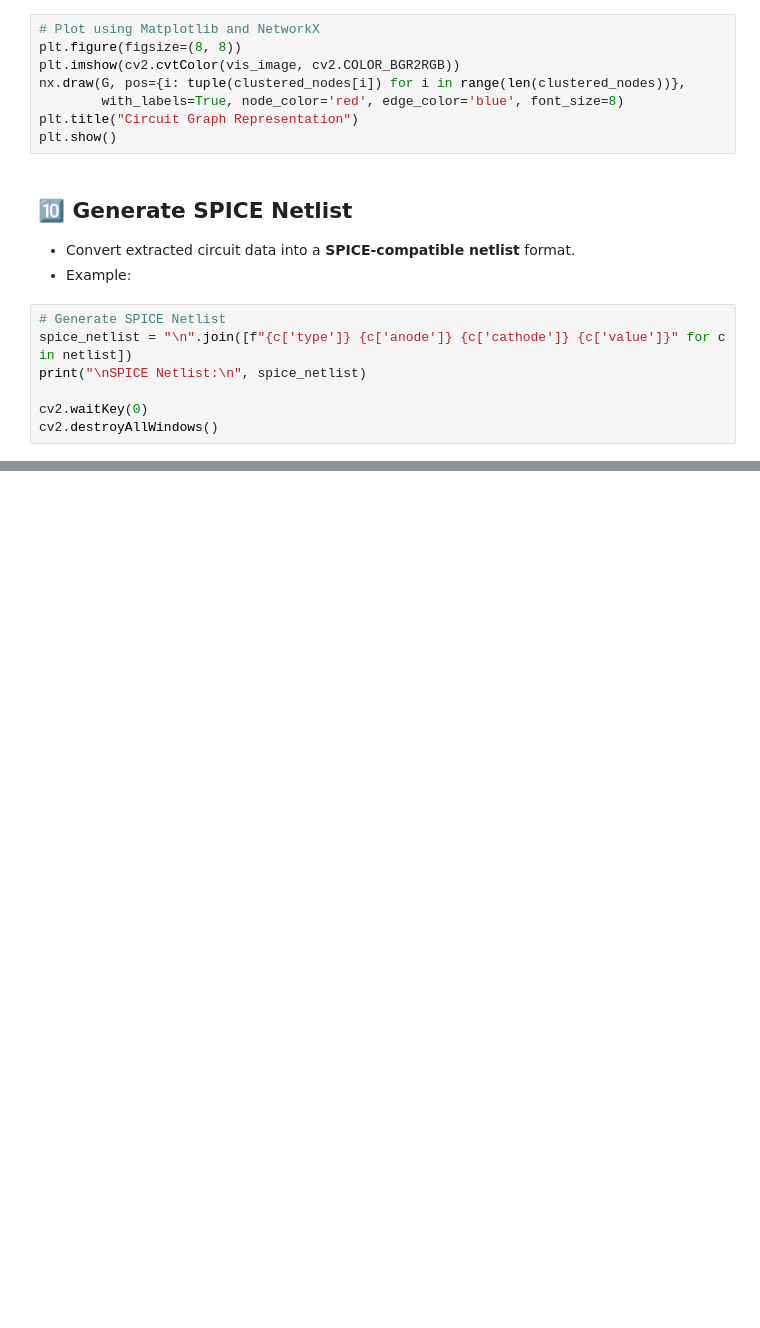
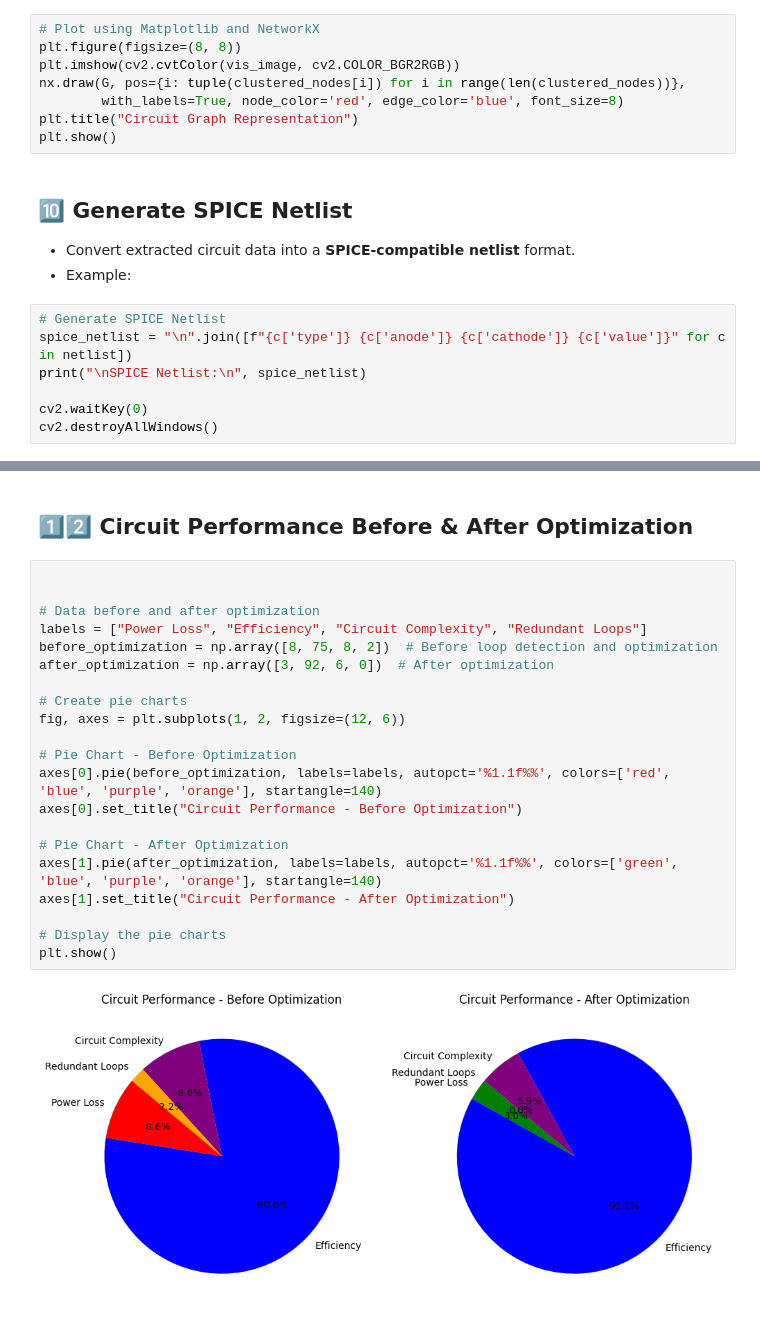
Before and after one commit to Gaurav123321/blog_post, a Jupyter notebook: main.ipynb, the cells around one changed output, grey strips where cells are left out. Saved outputs shown, nothing was run; the diff lists cells and outputs as text; blank space fills up the shorter version.

```diff
--- a/main.ipynb
+++ b/main.ipynb
@@ -212,0 +240,25 @@ cv2.destroyAllWindows()
+# %% [markdown]
+## **1️⃣2️⃣ Circuit Performance Before & After Optimization**
+# %%
+
+
+# Data before and after optimization
+labels = ["Power Loss", "Efficiency", "Circuit Complexity", "Redundant Loops"]
+before_optimization = np.array([8, 75, 8, 2])  # Before loop detection and optimization
+after_optimization = np.array([3, 92, 6, 0])  # After optimization
+
+# Create pie charts
+fig, axes = plt.subplots(1, 2, figsize=(12, 6))
+
+# Pie Chart - Before Optimization
+axes[0].pie(before_optimization, labels=labels, autopct='%1.1f%%', colors=['red', 'blue', 'purple', 'orange'], startangle=140)
+axes[0].set_title("Circuit Performance - Before Optimization")
+
+# Pie Chart - After Optimization
+axes[1].pie(after_optimization, labels=labels, autopct='%1.1f%%', colors=['green', 'blue', 'purple', 'orange'], startangle=140)
+axes[1].set_title("Circuit Performance - After Optimization")
+
+# Display the pie charts
+plt.show()
+# %% [output]
+[figure, added]
```
Also changed, not shown: parts of 4 cells of this notebook.
